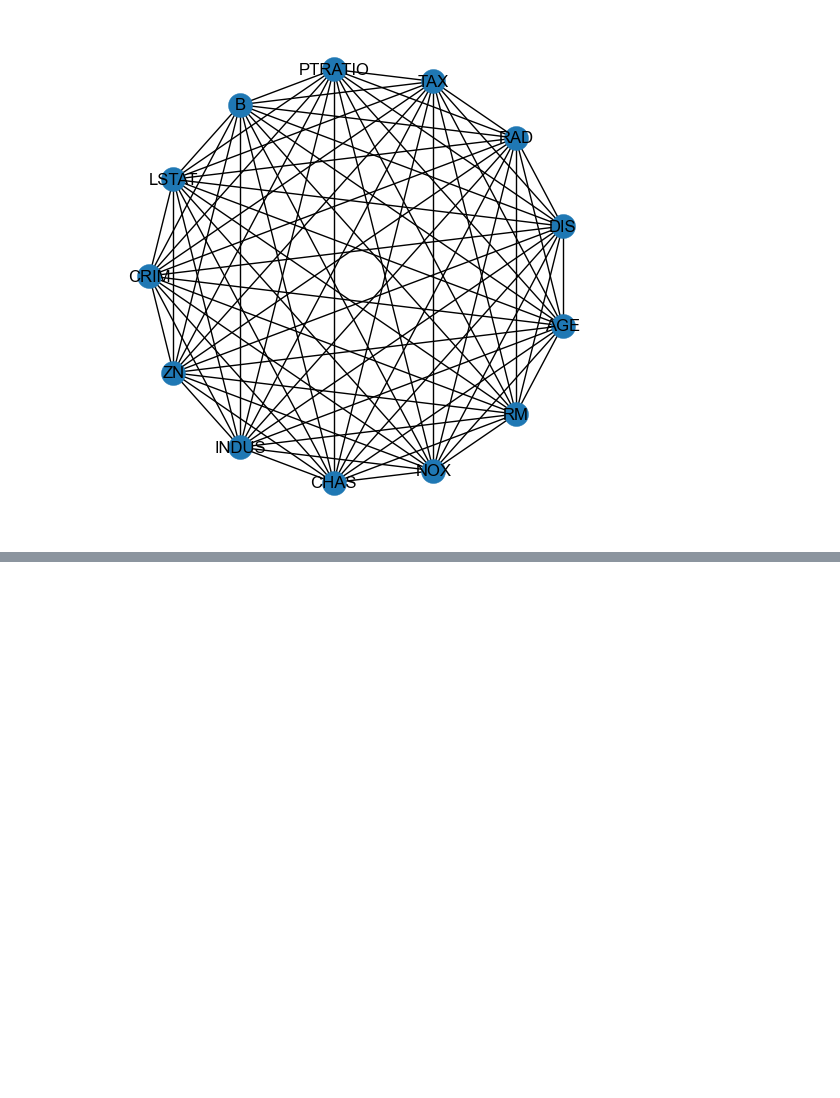
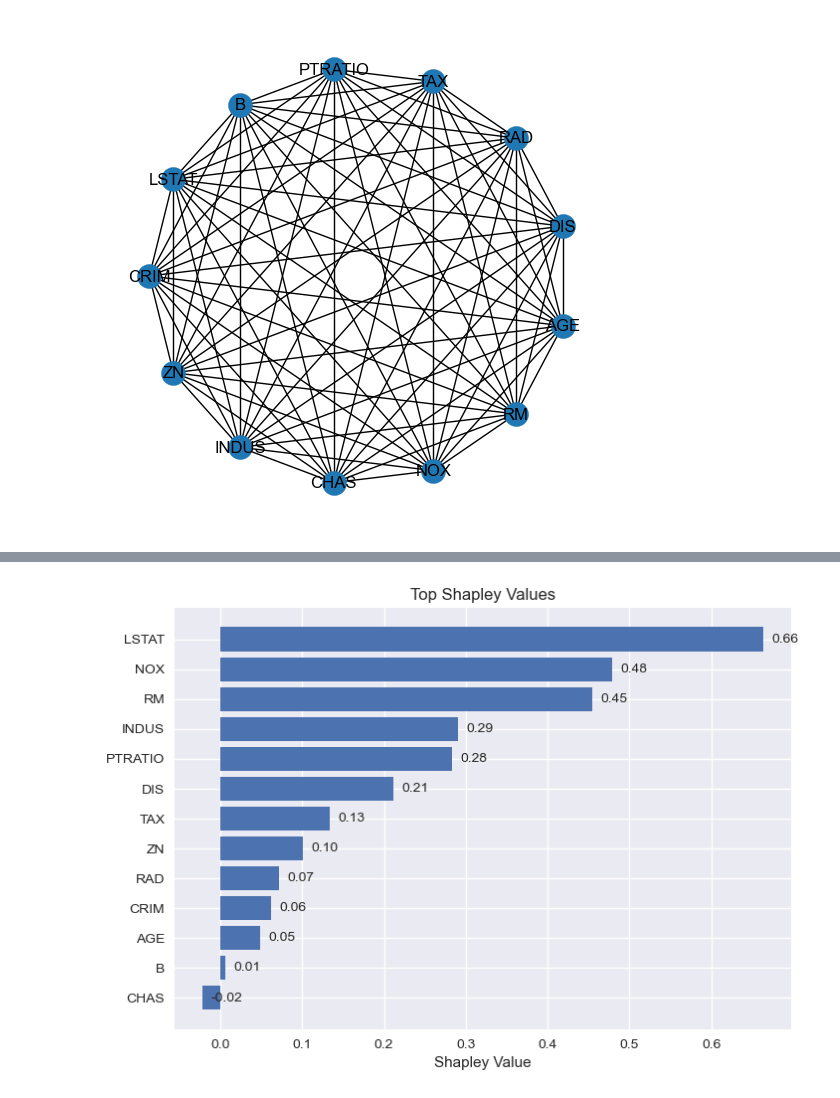
Before and after one commit to vectorsss/shapG, a Jupyter notebook: examples/xai.ipynb, the cells around one changed output, grey strips where cells are left out. Cells and saved outputs as stored; diff of their text form; code cells hidden in the pictures; blank space fills up the shorter version.

```diff
--- a/examples/xai.ipynb
+++ b/examples/xai.ipynb
@@ -100,0 +104,4 @@ plt.show()
+# %%
+shapGplot.plot(shapley_value, top_n=15)
+# %% [output]
+[figure, added]
```
Also changed, not shown: parts of 4 cells of this notebook, 5 other files.
